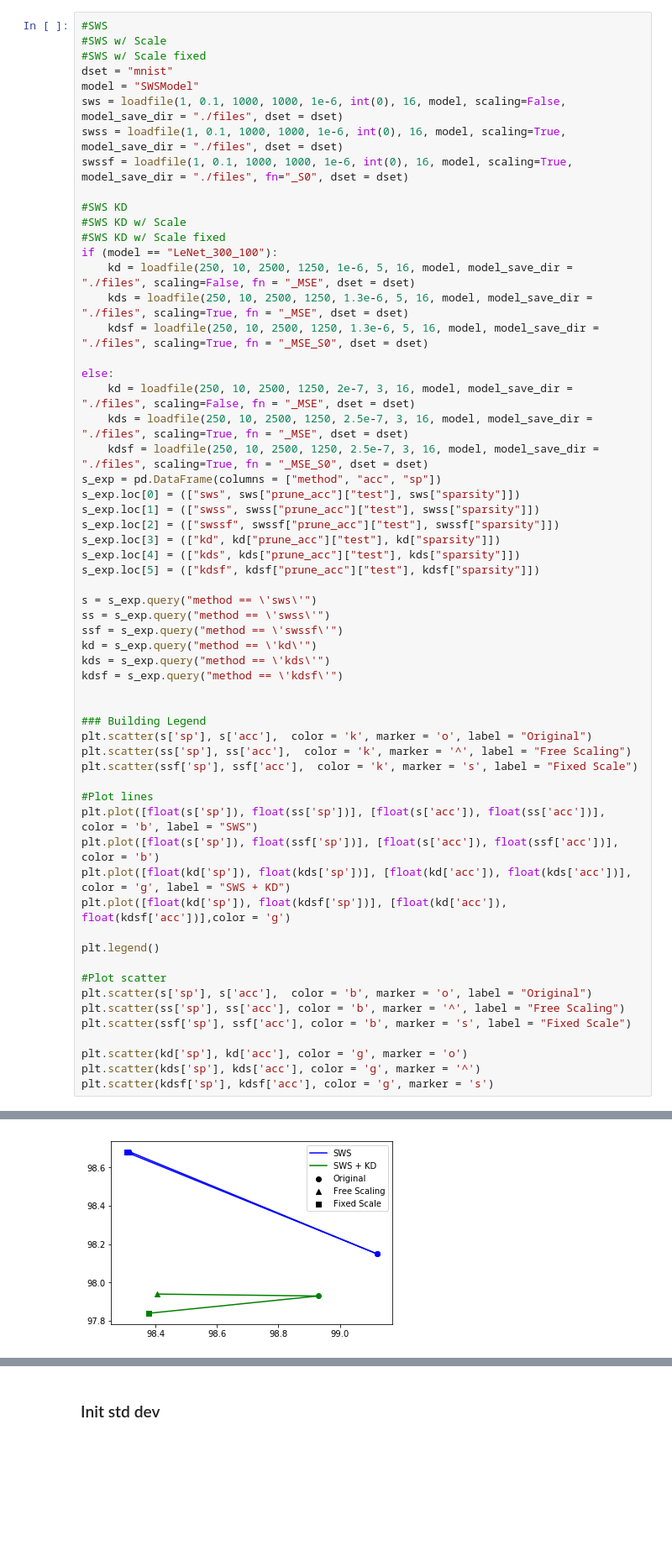
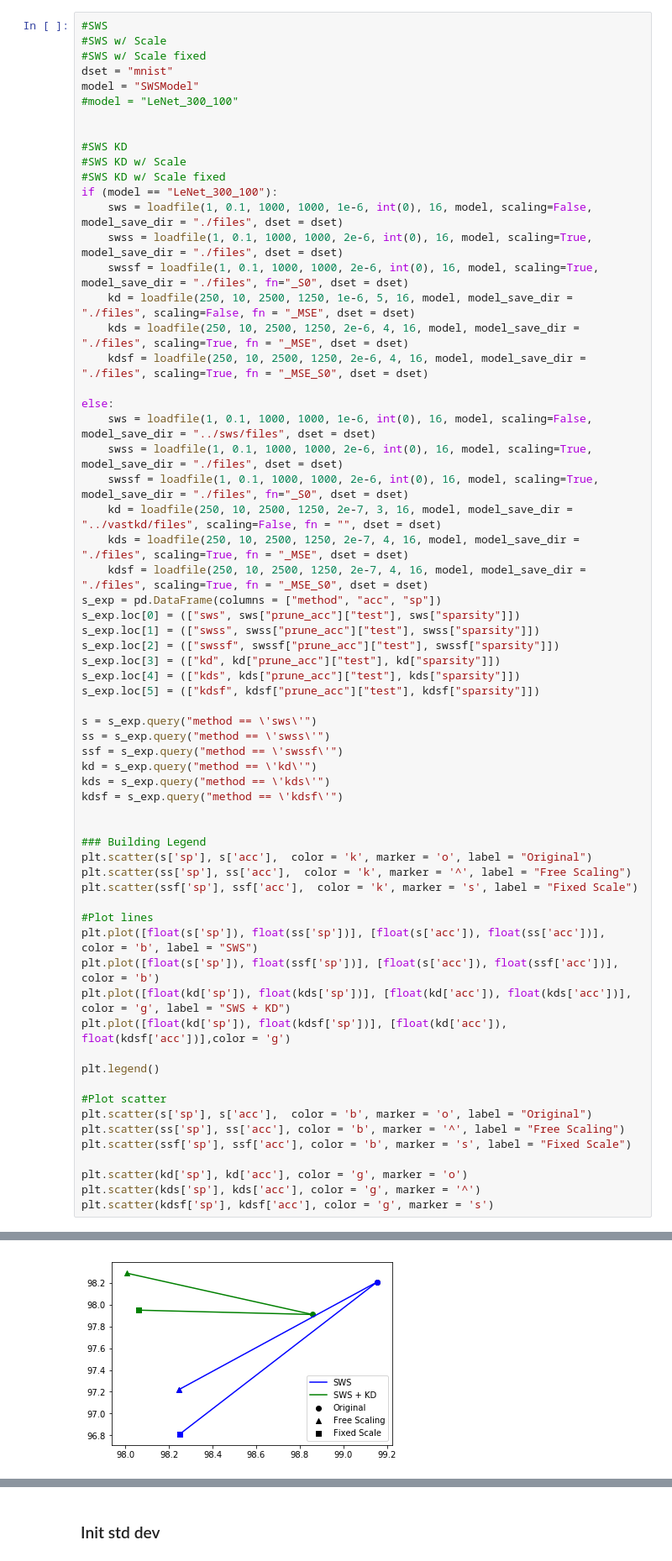
Before and after one commit to okz12/NN_compression, a Jupyter notebook: writeup/scaling/scaling_vis.ipynb, the cells around one changed output, grey strips where cells are left out. Shown at 84% size. Drawn from its saved outputs; the diff is of its cells as text; blank space fills up the shorter version.

Commit message:
scaling exp 2

```diff
--- a/writeup/scaling/scaling_vis.ipynb
+++ b/writeup/scaling/scaling_vis.ipynb
@@ -28,22 +28,27 @@ from utils_write import loadfile, stack_weights, cr_calc
 #SWS w/ Scale fixed
 dset = "mnist"
 model = "SWSModel"
-sws = loadfile(1, 0.1, 1000, 1000, 1e-6, int(0), 16, model, scaling=False, model_save_dir = "./files", dset = dset)
-swss = loadfile(1, 0.1, 1000, 1000, 1e-6, int(0), 16, model, scaling=True, model_save_dir = "./files", dset = dset)
-swssf = loadfile(1, 0.1, 1000, 1000, 1e-6, int(0), 16, model, scaling=True, model_save_dir = "./files", fn="_S0", dset = dset)
+#model = "LeNet_300_100"
+
 
 #SWS KD
 #SWS KD w/ Scale
 #SWS KD w/ Scale fixed
 if (model == "LeNet_300_100"):
+    sws = loadfile(1, 0.1, 1000, 1000, 1e-6, int(0), 16, model, scaling=False, model_save_dir = "./files", dset = dset)
+    swss = loadfile(1, 0.1, 1000, 1000, 2e-6, int(0), 16, model, scaling=True, model_save_dir = "./files", dset = dset)
+    swssf = loadfile(1, 0.1, 1000, 1000, 2e-6, int(0), 16, model, scaling=True, model_save_dir = "./files", fn="_S0", dset = dset)
     kd = loadfile(250, 10, 2500, 1250, 1e-6, 5, 16, model, model_save_dir = "./files", scaling=False, fn = "_MSE", dset = dset)
-    kds = loadfile(250, 10, 2500, 1250, 1.3e-6, 5, 16, model, model_save_dir = "./files", scaling=True, fn = "_MSE", dset = dset)
-    kdsf = loadfile(250, 10, 2500, 1250, 1.3e-6, 5, 16, model, model_save_dir = "./files", scaling=True, fn = "_MSE_S0", dset = dset)
+    kds = loadfile(250, 10, 2500, 1250, 2e-6, 4, 16, model, model_save_dir = "./files", scaling=True, fn = "_MSE", dset = dset)
+    kdsf = loadfile(250, 10, 2500, 1250, 2e-6, 4, 16, model, model_save_dir = "./files", scaling=True, fn = "_MSE_S0", dset = dset)
 
 else:
-    kd = loadfile(250, 10, 2500, 1250, 2e-7, 3, 16, model, model_save_dir = "./files", scaling=False, fn = "_MSE", dset = dset)
-    kds = loadfile(250, 10, 2500, 1250, 2.5e-7, 3, 16, model, model_save_dir = "./files", scaling=True, fn = "_MSE", dset = dset)
-    kdsf = loadfile(250, 10, 2500, 1250, 2.5e-7, 3, 16, model, model_save_dir = "./files", scaling=True, fn = "_MSE_S0", dset = dset)
+    sws = loadfile(1, 0.1, 1000, 1000, 1e-6, int(0), 16, model, scaling=False, model_save_dir = "../sws/files", dset = dset)
+    swss = loadfile(1, 0.1, 1000, 1000, 2e-6, int(0), 16, model, scaling=True, model_save_dir = "./files", dset = dset)
+    swssf = loadfile(1, 0.1, 1000, 1000, 2e-6, int(0), 16, model, scaling=True, model_save_dir = "./files", fn="_S0", dset = dset)
+    kd = loadfile(250, 10, 2500, 1250, 2e-7, 3, 16, model, model_save_dir = "../vastkd/files", scaling=False, fn = "", dset = dset)
+    kds = loadfile(250, 10, 2500, 1250, 2e-7, 4, 16, model, model_save_dir = "./files", scaling=True, fn = "_MSE", dset = dset)
+    kdsf = loadfile(250, 10, 2500, 1250, 2e-7, 4, 16, model, model_save_dir = "./files", scaling=True, fn = "_MSE_S0", dset = dset)
 s_exp = pd.DataFrame(columns = ["method", "acc", "sp"])
 s_exp.loc[0] = (["sws", sws["prune_acc"]["test"], sws["sparsity"]])
 s_exp.loc[1] = (["swss", swss["prune_acc"]["test"], swss["sparsity"]])
@@ -56,31 +61,31 @@ s = s_exp.query("method == \'sws\'")
 ss = s_exp.query("method == \'swss\'")
 ssf = s_exp.query("method == \'swssf\'")
 kd = s_exp.query("method == \'kd\'")
 kds = s_exp.query("method == \'kds\'")
 kdsf = s_exp.query("method == \'kdsf\'")
 
 
 ### Building Legend
 plt.scatter(s['sp'], s['acc'],  color = 'k', marker = 'o', label = "Original")
 plt.scatter(ss['sp'], ss['acc'],  color = 'k', marker = '^', label = "Free Scaling")
 plt.scatter(ssf['sp'], ssf['acc'],  color = 'k', marker = 's', label = "Fixed Scale")
 
 #Plot lines
 plt.plot([float(s['sp']), float(ss['sp'])], [float(s['acc']), float(ss['acc'])], color = 'b', label = "SWS")
 plt.plot([float(s['sp']), float(ssf['sp'])], [float(s['acc']), float(ssf['acc'])], color = 'b')
 plt.plot([float(kd['sp']), float(kds['sp'])], [float(kd['acc']), float(kds['acc'])], color = 'g', label = "SWS + KD")
 plt.plot([float(kd['sp']), float(kdsf['sp'])], [float(kd['acc']), float(kdsf['acc'])],color = 'g')
 
 plt.legend()
 
 #Plot scatter
 plt.scatter(s['sp'], s['acc'],  color = 'b', marker = 'o', label = "Original")
 plt.scatter(ss['sp'], ss['acc'], color = 'b', marker = '^', label = "Free Scaling")
 plt.scatter(ssf['sp'], ssf['acc'], color = 'b', marker = 's', label = "Fixed Scale")
 
 plt.scatter(kd['sp'], kd['acc'], color = 'g', marker = 'o')
 plt.scatter(kds['sp'], kds['acc'], color = 'g', marker = '^')
 plt.scatter(kdsf['sp'], kdsf['acc'], color = 'g', marker = 's')
 # %% [output]
 <matplotlib.collections.PathCollection at 0x...>
-[figure, old version]
+[figure, new version]
```
Also changed, not shown: parts of 2 cells of this notebook, 2 other files.
